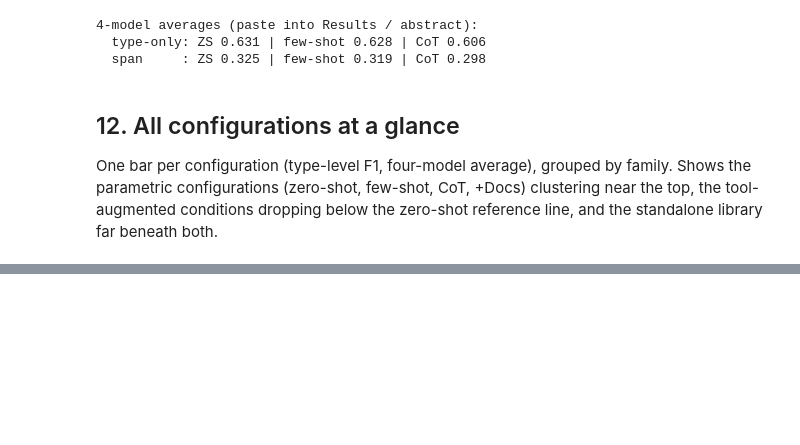
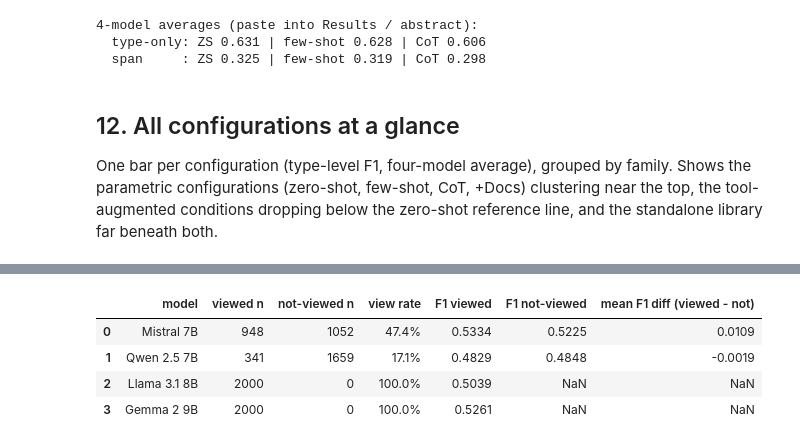
Before and after one commit to EdyVision/pii-skills-ablation-study, a Jupyter notebook: notebooks/04_analyses_r&r.ipynb, the cells around one changed output, grey strips where cells are left out. Drawn from its saved outputs; the diff is of its cells as text; code cells hidden in the pictures; blank space fills up the shorter version.

```diff
--- a/notebooks/04_analyses_r&r.ipynb
+++ b/notebooks/04_analyses_r&r.ipynb
@@ -598,0 +758,34 @@ fig.show(renderer="svg"); fig.write_image("fig_all_conditions.pdf")
+# %%
+# Skill-viewed subgroup for +Skills: group sizes, view rate, and mean type-level F1 (viewed vs not-viewed).
+MODELS = ["mistral_7b", "qwen2_7b", "llama3_8b", "gemma2_9b"]
+LAB = {"gemma2_9b": "Gemma 2 9B", "llama3_8b": "Llama 3.1 8B",
+       "mistral_7b": "Mistral 7B", "qwen2_7b": "Qwen 2.5 7B"}
+
+def _mean_f1(rs):
+    v = [f1(r["predictions"] or [], r["ground_truth"] or [], norm, False) for r in rs]
+    return sum(v) / len(v) if v else float("nan")
+
+rows = []
+
+for m in MODELS:
+    recs = [r for r in main if r["model"] == m and r["condition"] == "with_skills"]
+    vw = [r for r in recs if r.get("skill_viewed")]
+    nv = [r for r in recs if not r.get("skill_viewed")]
+
+    fv, fn = _mean_f1(vw), _mean_f1(nv)
+
+    rows.append({"model": LAB[m],
+                 "viewed n": len(vw),
+                 "not-viewed n": len(nv),
+                 "view rate": f"{100 * len(vw) / len(recs):.1f}%",
+                 "F1 viewed": round(fv, 4),
+                 "F1 not-viewed": (round(fn, 4) if nv else None),
+                 "mean F1 diff (viewed - not)": (round(fv - fn, 4) if nv else None)})
+
+display(pd.DataFrame(rows))
+# %% [output]
+|  | model | viewed n | not-viewed n | view rate | F1 viewed | F1 not-viewed | mean F1 diff (viewed - not) |
+| 0 | Mistral 7B | 948 | 1052 | 47.4% | 0.5334 | 0.5225 | 0.0109 |
+| 1 | Qwen 2.5 7B | 341 | 1659 | 17.1% | 0.4829 | 0.4848 | -0.0019 |
+| 2 | Llama 3.1 8B | 2000 | 0 | 100.0% | 0.5039 | NaN | NaN |
+| 3 | Gemma 2 9B | 2000 | 0 | 100.0% | 0.5261 | NaN | NaN |
```
Also changed, not shown: parts of 11 cells of this notebook.
